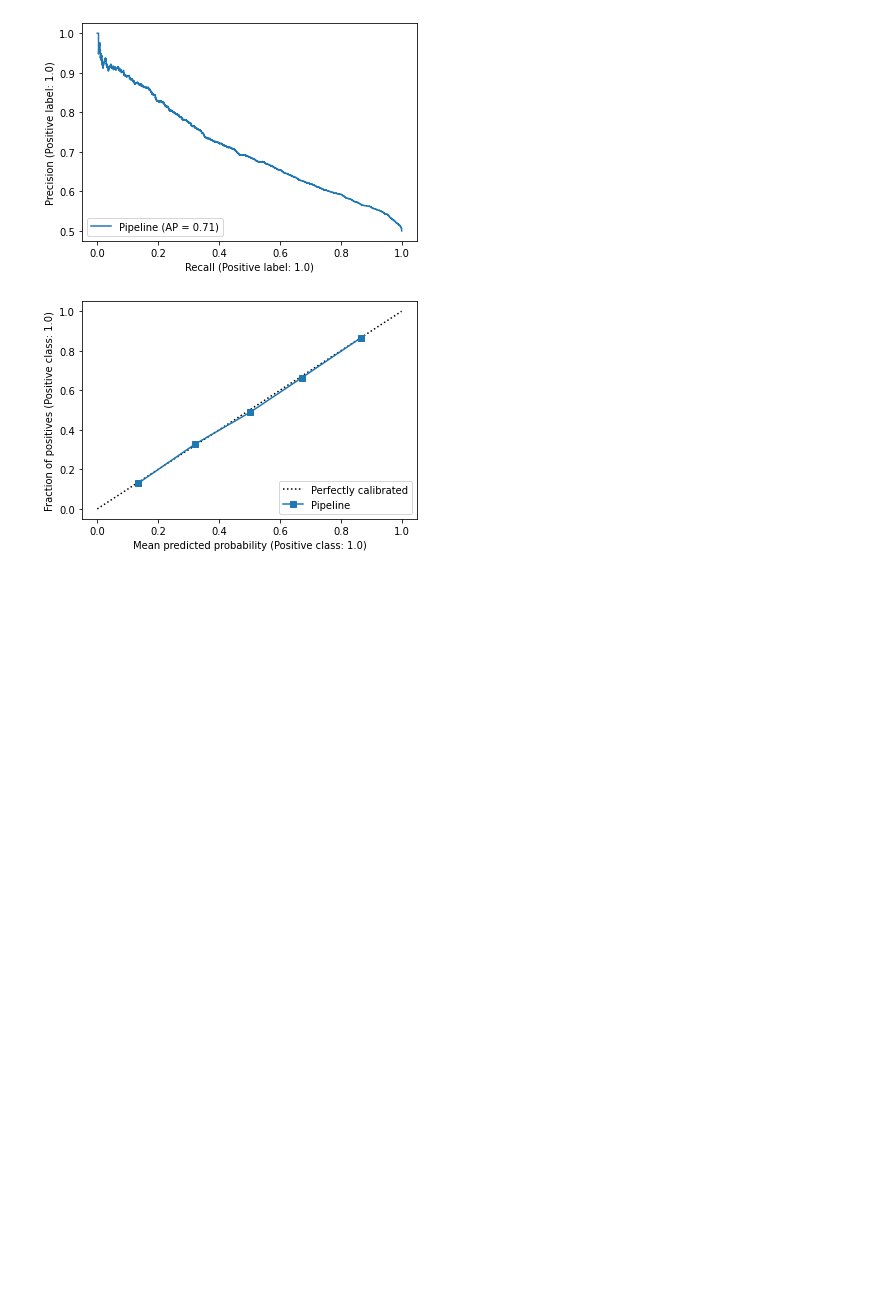
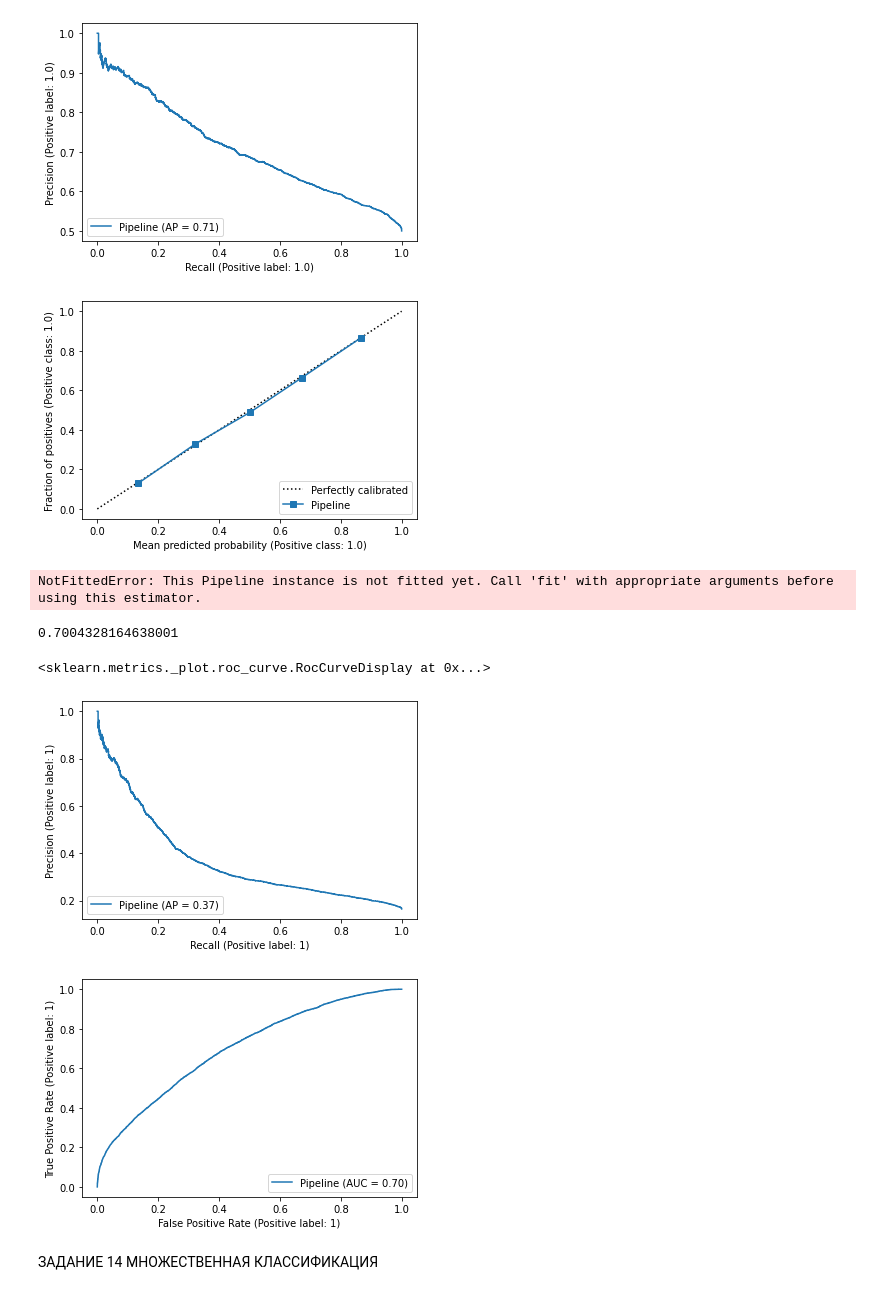
Before and after one commit to AlexanderGithubProfile/TEMP_WORKING_REPOSITORY, a Jupyter notebook: karpov_start_ml_course.ipynb, the cells around one changed output. Cells and saved outputs as stored; diff of their text form; code cells hidden in the pictures; blank space fills up the shorter version.

```diff
--- a/karpov_start_ml_course.ipynb
+++ b/karpov_start_ml_course.ipynb
@@ -2541,3 +2541,35 @@ Precision_Recall:       0.706
 [figure]
 [figure]
 [figure]
+# %%
+from sklearn.metrics import PrecisionRecallDisplay, RocCurveDisplay
+
+PrecisionRecallDisplay.from_estimator(pipe, X=X_test, y=y_test)
+RocCurveDisplay.from_estimator(pipe, X=X_test, y=y_test)
+
+CalibrationDisplay.from_estimator(pipe, X=X_train, y=y_train)
+# %% [output]
+NotFittedError: This Pipeline instance is not fitted yet. Call 'fit' with appropriate arguments before using this estimator.
+# %%
+X_train, X_test, y_train, y_test = train_test_split(X, y, test_size=0.25, shuffle=True, random_state=0)
+
+pipe = Pipeline([('Scaler', StandardScaler()), ('LogReg', LogisticRegression(penalty='l2', C=0.01))])
+pipe.fit(X_train, y_train)
+model_score = cross_validate(pipe, X=X_train, y=y_train, cv=5, scoring='roc_auc', n_jobs=-1, return_train_score=True)
+# %%
+from sklearn.metrics import roc_curve, precision_recall_curve, auc
+
+fpr, tpr, thres = roc_curve(y_test, pipe.predict_proba(X_test)[:,1])
+precision, recall, thres = precision_recall_curve(y_test, pipe.predict_proba(X_test)[:,1])
+auc(fpr, tpr)
+# %% [output]
+0.7004328164638001
+# %%
+PrecisionRecallDisplay.from_estimator(pipe, X=X_test, y=y_test)
+RocCurveDisplay.from_estimator(pipe, X=X_test, y=y_test)
+# %% [output]
+<sklearn.metrics._plot.roc_curve.RocCurveDisplay at 0x...>
+[figure, added]
+[figure, added]
+# %% [markdown]
+ЗАДАНИЕ 14 МНОЖЕСТВЕННАЯ КЛАССИФИКАЦИЯ
```
Also changed, not shown: parts of 48 cells of this notebook, 1 other file.
